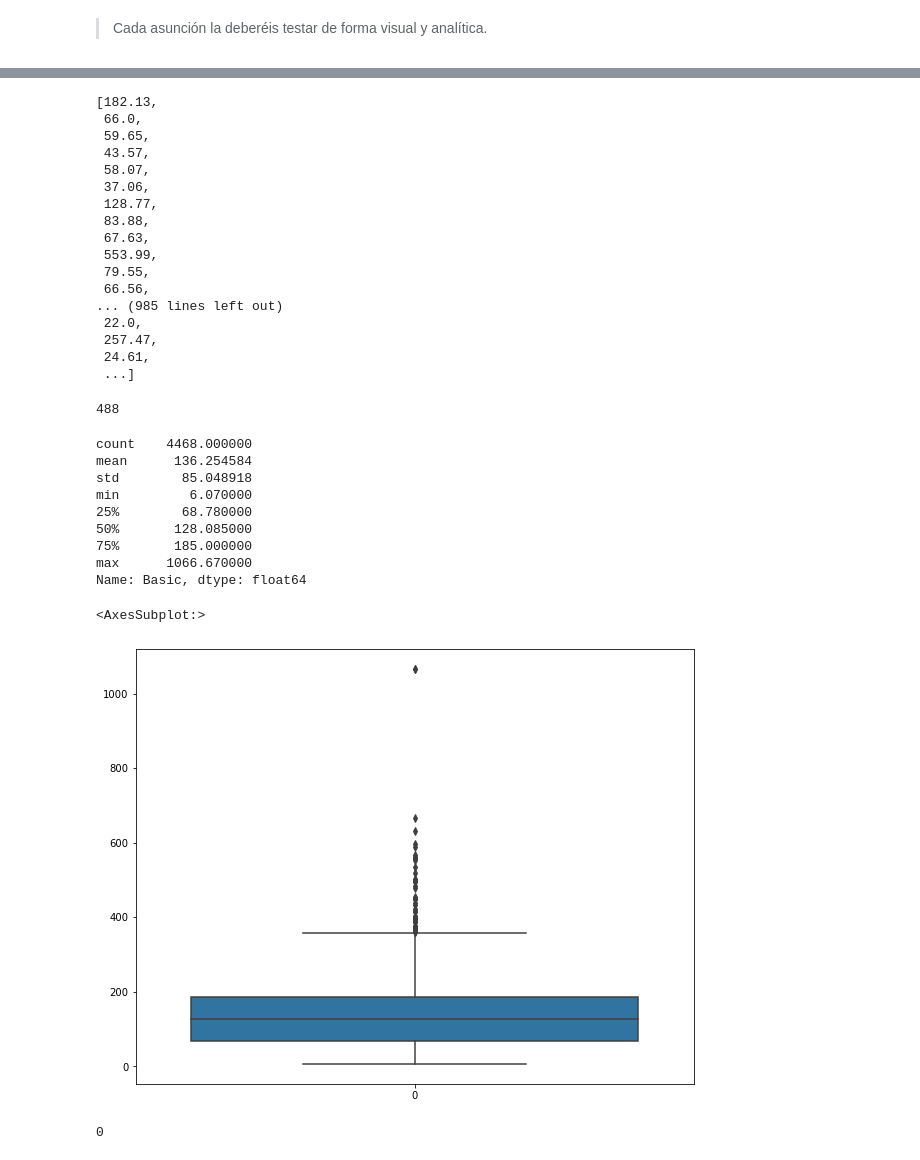
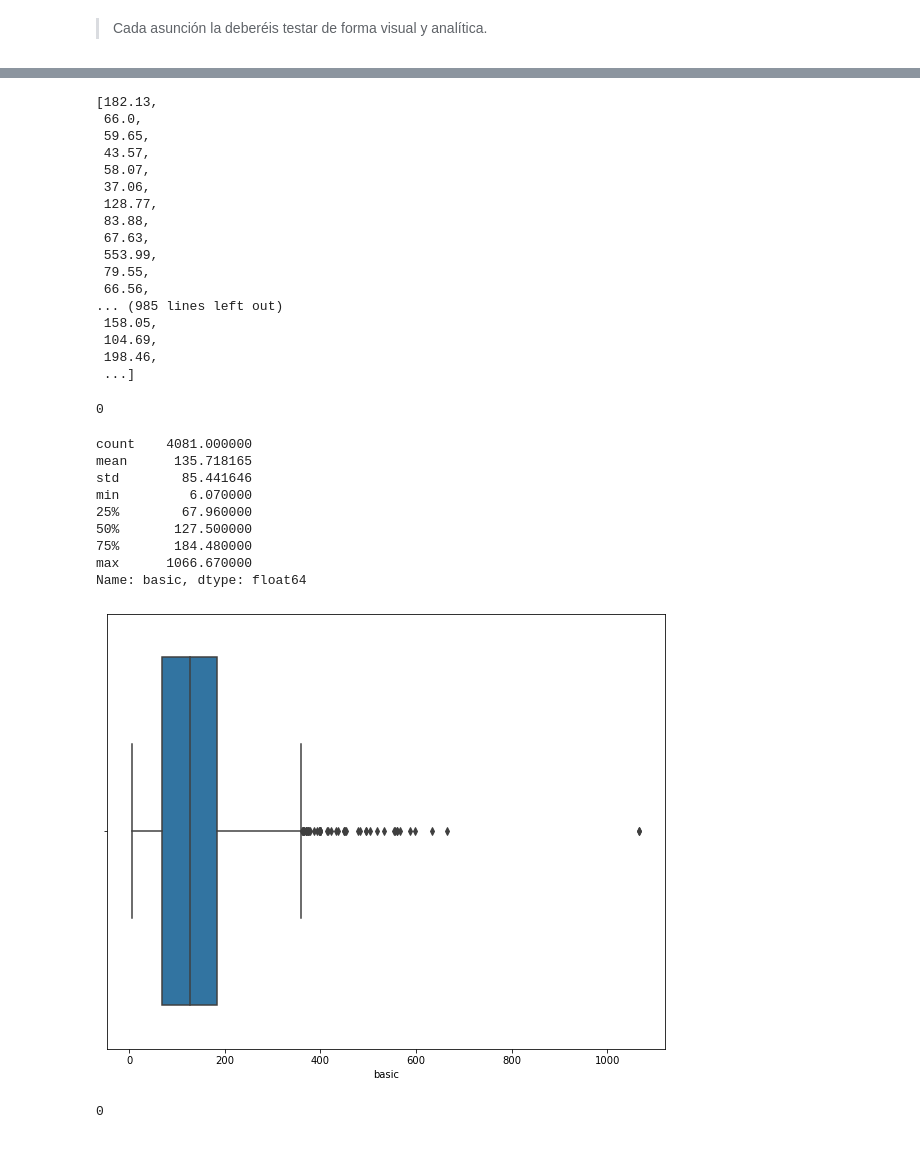
Before and after one commit to Adalab/promo-d-da-modulo1-sprint2-Paloma_Paula_Iris, a Jupyter notebook: regresion_lineal/4_asunciones.ipynb, the cells around one changed output, grey strips where cells are left out. Drawn from its saved outputs; the diff is of its cells as text; code cells hidden in the pictures.

```diff
--- a/regresion_lineal/4_asunciones.ipynb
+++ b/regresion_lineal/4_asunciones.ipynb
@@ -23,7 +23,7 @@ from scipy.stats import kstest
 plt.rcParams["figure.figsize"] = (10,8)
 pd.options.display.max_columns = None
 # %%
-df = pd.read_csv('../archivos/coste_de_vida_final.csv', index_col = 0)
+df = pd.read_csv('../archivos/coste_vida_valido.csv', index_col = 0)
 # %%
 df.sample(3)
 # %% [output]
@@ -34,5 +34,5 @@ df.sample(3)
 # %%
-list(df['Basic'].unique())
+list(df['basic'].unique())
 # %% [output]
 [182.13,
  66.0,
@@ -47,28 +47,27 @@ list(df['Basic'].unique())
  79.55,
  66.56,
 ... (985 lines left out)
- 22.0,
- 257.47,
- 24.61,
+ 158.05,
+ 104.69,
+ 198.46,
  ...]
 # %%
-df['Basic'].isnull().sum()
+df['basic'].isnull().sum()
 # %% [output]
-488
+0
 # %%
-df['Basic'].describe()
+df['basic'].describe()
 # %% [output]
-count    4468.000000
-mean      136.254584
-std        85.048918
+count    4081.000000
+mean      135.718165
+std        85.441646
 min         6.070000
-25%        68.780000
-50%       128.085000
-75%       185.000000
+25%        67.960000
+50%       127.500000
+75%       184.480000
 max      1066.670000
-Name: Basic, dtype: float64
+Name: basic, dtype: float64
 # %%
-sns.boxplot(df['Basic'])
+sns.boxplot(df['basic']);
 # %% [output]
-<AxesSubplot:>
-[figure, old version]
+[figure, new version]
```
Also changed, not shown: parts of 23 cells of this notebook, 4 other files.
